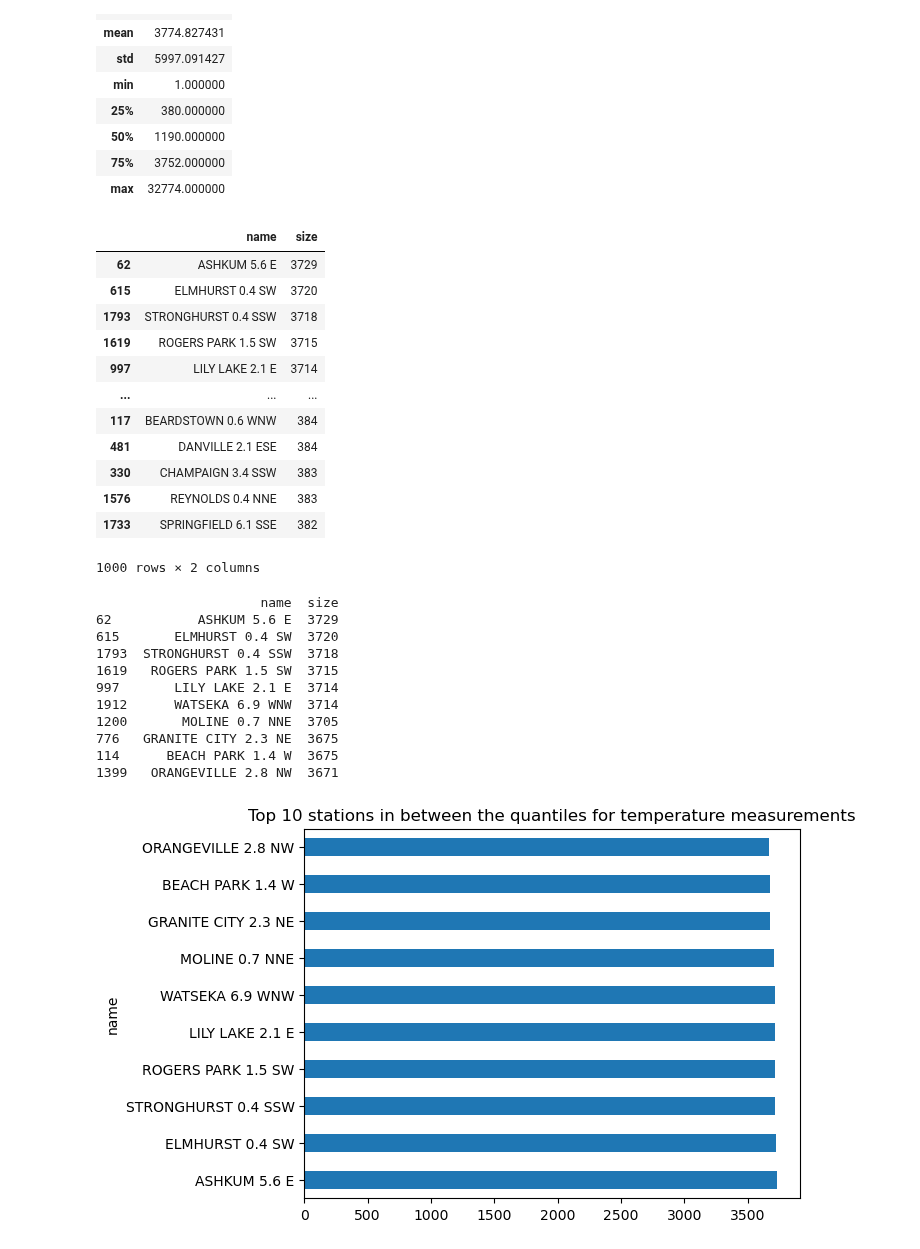
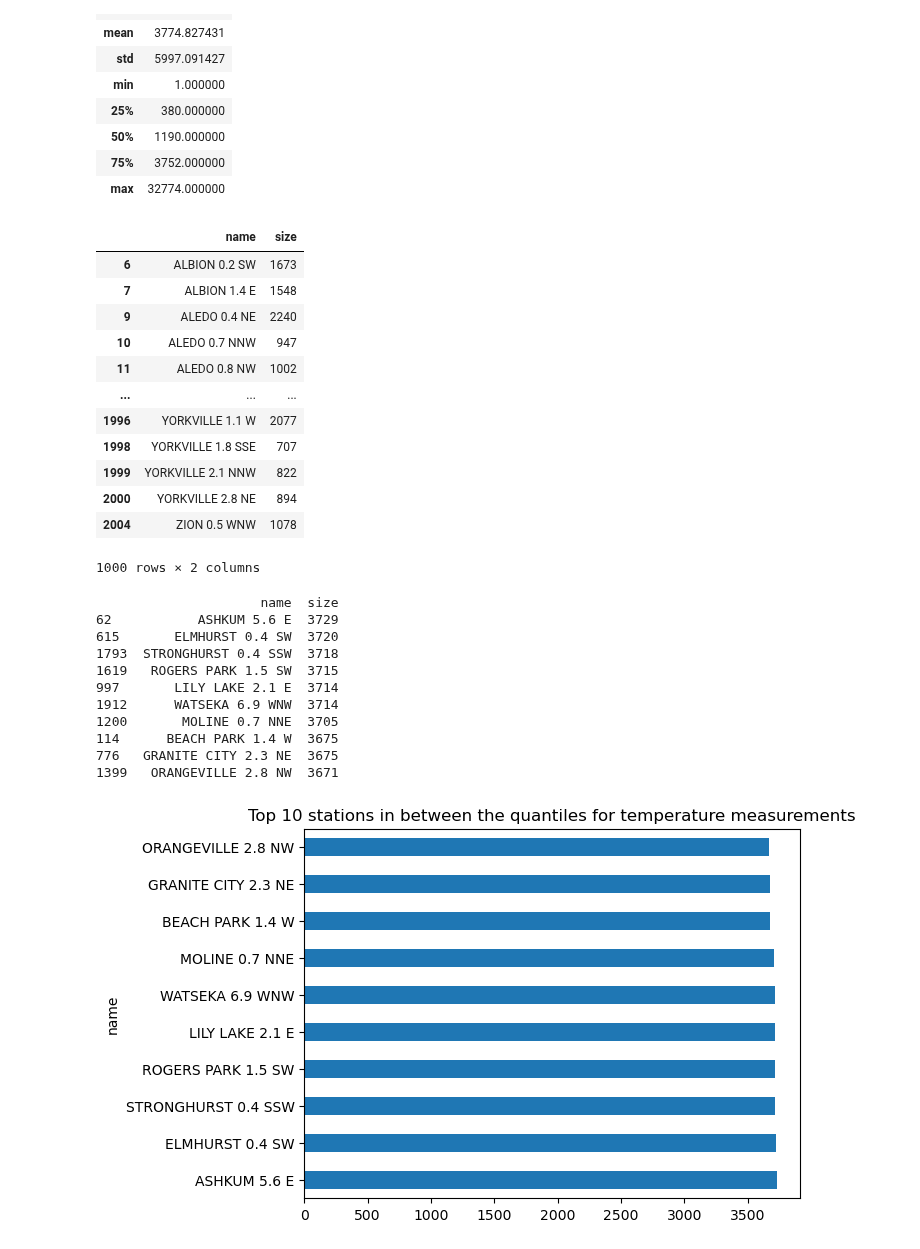
Before and after one commit to hfactor13/IllinoisWeather, a Jupyter notebook: weather_analysis.ipynb, the cells around one changed output. Cells and saved outputs as stored; diff of their text form; code cells hidden in the pictures.

Commit message:
Made some syntax changes for the station observation plots

```diff
--- a/weather_analysis.ipynb
+++ b/weather_analysis.ipynb
@@ -184,3 +157,17 @@ desired_weather_pivot.loc[:, "SNWD"] = unit_conversion(desired_weather_pivot, "S
+# %%
+# Define a mapping of element columns to their conversion formulas
+conversion_map = {
+    "TMIN": lambda x: 9/5 * (x / 10) + 32,   # tenths of Celsius to Fahrenheit
+    "TMAX": lambda x: 9/5 * (x / 10) + 32,
+    "TOBS": lambda x: 9/5 * (x / 10) + 32,
+    "PRCP": lambda x: (x / 10) * (1 / 25.4), # tenths of mm to inches
+    "SNOW": lambda x: x * (1 / 25.4),
+    "SNWD": lambda x: x * (1 / 25.4),
+}
+
+for col, func in conversion_map.items():
+    if col in desired_weather_pivot.columns:
+        desired_weather_pivot[col] = func(desired_weather_pivot[col])
 # %% [markdown]
 ### This cell below plots the minimum, maximum, and observed temperatures.
 # %% [markdown]
@@ -289,7 +276,7 @@ plt.show()
 [figure]
 # %%
 # Number of observations per station w.r.t. TMIN, TMAX, TOBS
-num_obs_per_station = desired_weather_pivot.groupby("name", as_index = False).size().sort_values(by = "size", ascending = False)
+num_obs_per_station = desired_weather_pivot.groupby("name", as_index = False).size()
 num_obs_per_station
 # %% [output]
 |  | name | size |
@@ -338,37 +325,37 @@ num_obs_per_station.describe()
 # %%
 quantiles_filter = ((num_obs_per_station["size"] > num_obs_per_station["size"].quantile(0.25)) &
                    (num_obs_per_station["size"] < num_obs_per_station["size"].quantile(0.75)))
-stations_in_between_quantiles = num_obs_per_station[quantiles_filter].sort_values(by = "size", ascending = False)
+stations_in_between_quantiles = num_obs_per_station[quantiles_filter]
 stations_in_between_quantiles
 # %% [output]
 |  | name | size |
-| 62 | ASHKUM 5.6 E | 3729 |
-| 615 | ELMHURST 0.4 SW | 3720 |
-| 1793 | STRONGHURST 0.4 SSW | 3718 |
-| 1619 | ROGERS PARK 1.5 SW | 3715 |
-| 997 | LILY LAKE 2.1 E | 3714 |
+| 6 | ALBION 0.2 SW | 1673 |
+| 7 | ALBION 1.4 E | 1548 |
+| 9 | ALEDO 0.4 NE | 2240 |
+| 10 | ALEDO 0.7 NNW | 947 |
+| 11 | ALEDO 0.8 NW | 1002 |
 | ... | ... | ... |
-| 117 | BEARDSTOWN 0.6 WNW | 384 |
-| 481 | DANVILLE 2.1 ESE | 384 |
-| 330 | CHAMPAIGN 3.4 SSW | 383 |
-| 1576 | REYNOLDS 0.4 NNE | 383 |
-| 1733 | SPRINGFIELD 6.1 SSE | 382 |
+| 1996 | YORKVILLE 1.1 W | 2077 |
+| 1998 | YORKVILLE 1.8 SSE | 707 |
+| 1999 | YORKVILLE 2.1 NNW | 822 |
+| 2000 | YORKVILLE 2.8 NE | 894 |
+| 2004 | ZION 0.5 WNW | 1078 |
 1000 rows × 2 columns
 # %%
-stations_in_between_quantiles[:10].plot(x = "name", y = "size", kind = "barh",
+stations_in_between_quantiles.nlargest(n = 10, columns = ["size"]).plot(x = "name", y = "size", kind = "barh",
                                         title = "Top 10 stations in between the quantiles for temperature measurements", legend = False)
-print(stations_in_between_quantiles[:10])
+print(stations_in_between_quantiles.nlargest(10, columns = ["size"]))
 plt.show()
 # %% [output]
                      name  size
 62           ASHKUM 5.6 E  3729
 615       ELMHURST 0.4 SW  3720
 1793  STRONGHURST 0.4 SSW  3718
 1619   ROGERS PARK 1.5 SW  3715
 997       LILY LAKE 2.1 E  3714
 1912      WATSEKA 6.9 WNW  3714
 1200       MOLINE 0.7 NNE  3705
+114      BEACH PARK 1.4 W  3675
 776   GRANITE CITY 2.3 NE  3675
-114      BEACH PARK 1.4 W  3675
 1399   ORANGEVILLE 2.8 NW  3671
-[figure, old version]
+[figure, new version]
```
Also changed, not shown: parts of 3 cells of this notebook.
